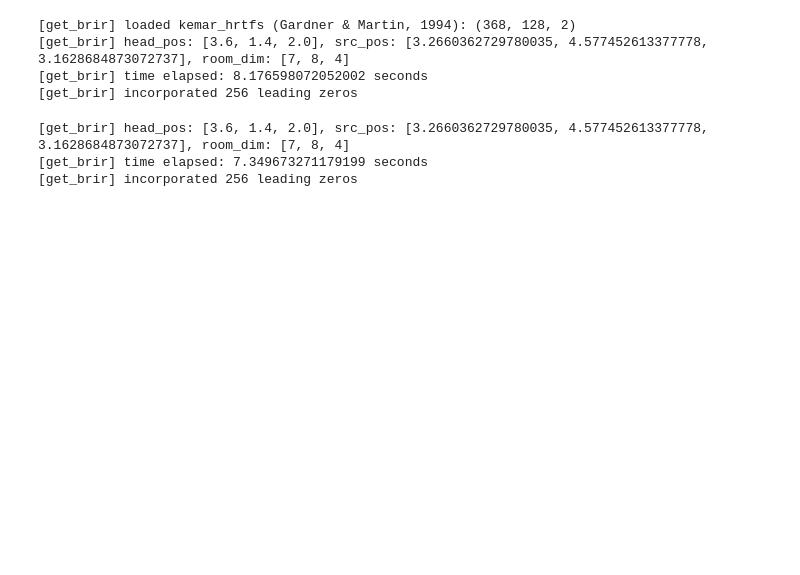
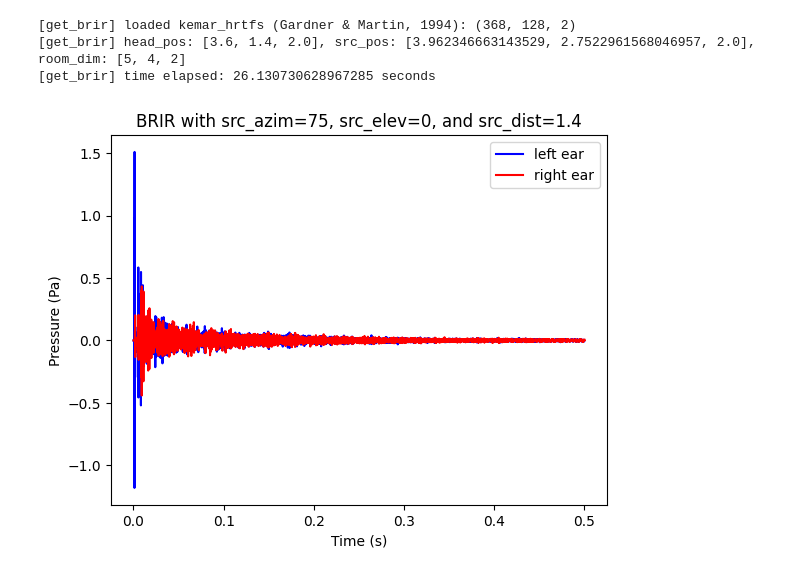
Before and after one commit to msaddler/virtual_acoustic_room, a Jupyter notebook: DEMO.ipynb, the cells around one changed output. Cells and saved outputs as stored; diff of their text form; code cells hidden in the pictures; blank space fills up the shorter version.

Commit message:
simplified DEMO notebook; moved all DEBUG work to separate notebooks

```diff
--- a/DEMO.ipynb
+++ b/DEMO.ipynb
@@ -192,86 +8,54 @@ matlab (22050, 2) float64 (132300, 2) float64
 # %%
 """
-DEBUGGING: CLOSELY COMPARE MATLAB AND PYTHON SIMULATORS UNDER DIFFERENT CONDITIONS
-
-NOTES:
-- Resulting BRIRs are sometimes offset by one or two samples
-    - May be due to an off-by-one indexing error when porting MATLAB to Python
-    - May be due to numerical precision differences
+Generate binaural room impulse response with specified parameters
 """
 room_materials = [1, 1, 1, 1, 15, 16]
-room_dim_xyz = [7, 8, 4]
+room_dim_xyz = [5, 4, 2]
 head_pos_xyz = [3.6, 1.4, 2.0]
-head_azim = -49
-src_azim = 145
-src_elev = 20
-src_dist = 3.4
-buffer = 0.5
+head_azim = 0
+src_azim = 75
+src_elev = 0
+src_dist = 1.4
 
 c = 344.5
 buffer = 0
 sr = 44100
 dur = 0.5
 use_hrtf_symmetry = True
 use_highpass = True
 use_jitter = False
-incorporate_lead_zeros = True
-use_log_distance = True
+use_log_distance = False
 hrtf_locs = None
 hrtf_firs = None
+incorporate_lead_zeros = False
 
-importlib.reload(simulator)
-
-np.random.seed(0)
-brir_python = simulator.get_brir(
+brir = simulator.get_brir(
     room_materials=room_materials,
     room_dim_xyz=room_dim_xyz,
     head_pos_xyz=head_pos_xyz,
     head_azim=head_azim,
     src_azim=src_azim,
     src_elev=src_elev,
     src_dist=src_dist,
     buffer=buffer,
     sr=sr,
-    c=c,
     dur=dur,
-    hrtf_locs=hrtf_locs,
-    hrtf_firs=hrtf_firs,
+    use_jitter=use_jitter,
     use_hrtf_symmetry=use_hrtf_symmetry,
-    use_log_distance=use_log_distance,
-    use_jitter=use_jitter,
-    use_highpass=use_highpass,
     incorporate_lead_zeros=incorporate_lead_zeros,
-    processes=12,
-    strict=True,
-    verbose=True)
+)
+
+fig, ax = plt.subplots()
+t = np.arange(0, brir.shape[0]) / sr
+ax.plot(t, brir[:, 0], color="b", label="left ear")
+ax.plot(t, brir[:, 1], color="r", label="right ear")
+ax.legend()
+ax.set_xlabel("Time (s)")
+ax.set_ylabel("Pressure (Pa)")
+ax.set_title(f"BRIR with {src_azim=}, {src_elev=}, and {src_dist=}")
+plt.show()
 # %% [output]
 [get_brir] loaded kemar_hrtfs (Gardner & Martin, 1994): (368, 128, 2)
-[get_brir] head_pos: [3.6, 1.4, 2.0], src_pos: [3.2660362729780035, 4.577452613377778, 3.1628684873072737], room_dim: [7, 8, 4]
-[get_brir] time elapsed: 8.176598072052002 seconds
-[get_brir] incorporated 256 leading zeros
+[get_brir] head_pos: [3.6, 1.4, 2.0], src_pos: [3.962346663143529, 2.7522961568046957, 2.0], room_dim: [5, 4, 2]
+[get_brir] time elapsed: 26.130730628967285 seconds
+[figure, added]
-# %%
-importlib.reload(simulator_matlab)
-
-np.random.seed(0)
-brir_matlab = simulator_matlab.get_brir(
-    room_materials=room_materials,
-    room_dim_xyz=room_dim_xyz,
-    head_pos_xyz=head_pos_xyz,
-    head_azim=head_azim,
-    src_azim=src_azim,
-    src_elev=src_elev,
-    src_dist=src_dist,
-    buffer=buffer,
-    sr=sr,
-    c=c,
-    dur=dur,
-    use_hrtf_symmetry=use_hrtf_symmetry,
-    use_log_distance=use_log_distance,
-    use_jitter=use_jitter,
-    use_highpass=use_highpass,
-    incorporate_lead_zeros=incorporate_lead_zeros,
-    eng=eng)
-# %% [output]
-[get_brir] head_pos: [3.6, 1.4, 2.0], src_pos: [3.2660362729780035, 4.577452613377778, 3.1628684873072737], room_dim: [7, 8, 4]
-[get_brir] time elapsed: 7.349673271179199 seconds
-[get_brir] incorporated 256 leading zeros
```
Also changed, not shown: parts of 15 cells of this notebook, 2 other files.
